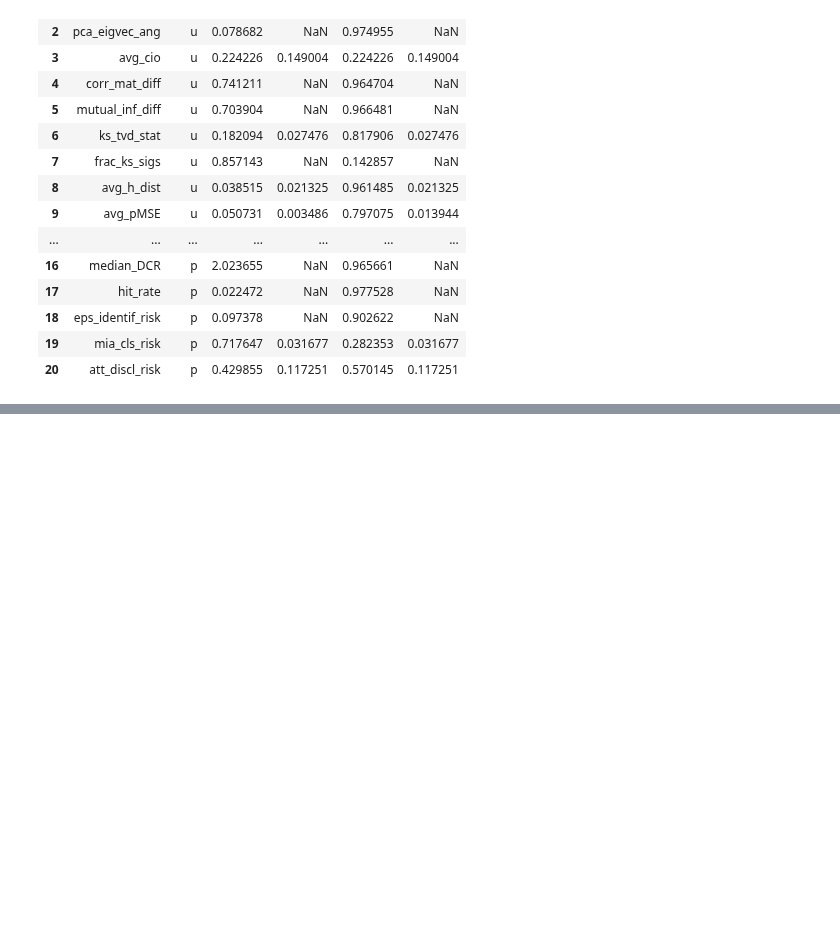
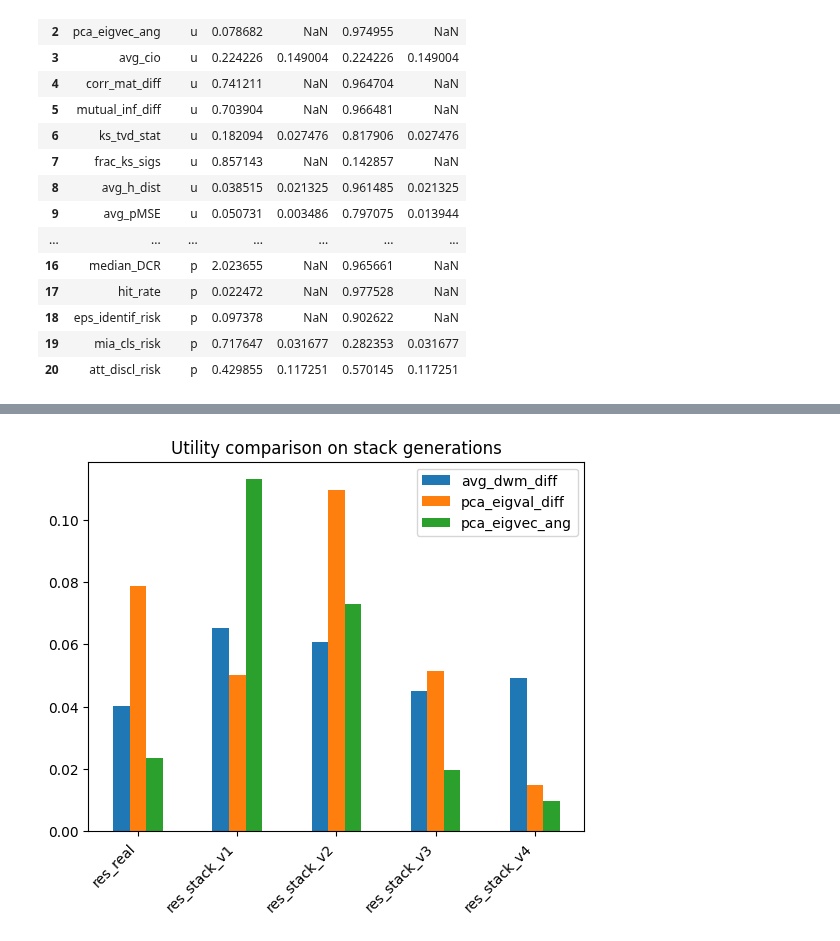
Before and after one commit to LucasBrynk/synthe_size_me, a Jupyter notebook: penguins_syn/penguins_ctgan_syn.ipynb, the cells around one changed output, grey strips where cells are left out. Cells and saved outputs as stored; diff of their text form; code cells hidden in the pictures; blank space fills up the shorter version.

```diff
--- a/penguins_syn/penguins_ctgan_syn.ipynb
+++ b/penguins_syn/penguins_ctgan_syn.ipynb
@@ -602,0 +638,12 @@ Error: AUROC metric did not run, analysis target variable did not have appropria
+# %%
+utility_plot = pd.DataFrame(columns=["avg_dwm_diff",
+                                     "pca_eigval_diff",
+                                     "pca_eigvec_ang"])
+
+for i in range(len(eval_results)):
+    evals = eval_results[i].set_index("metric")
+    utility_plot.loc[eval_str[i]] = [evals.loc["avg_dwm_diff", "val"],
+                                    evals.loc["pca_eigval_diff", "val"],
+                                    evals.loc["pca_eigvec_ang", "val"]]
+
+utility_plot
@@ -602,0 +657,7 @@ Error: AUROC metric did not run, analysis target variable did not have appropria
+# %%
+utility_plot.plot.bar()
+plt.title("Utility comparison on stack generations")
+plt.xticks(rotation=45, ha="right")
+plt.show()
+# %% [output]
+[figure, added]
```
Also changed, not shown: parts of 10 cells of this notebook.
